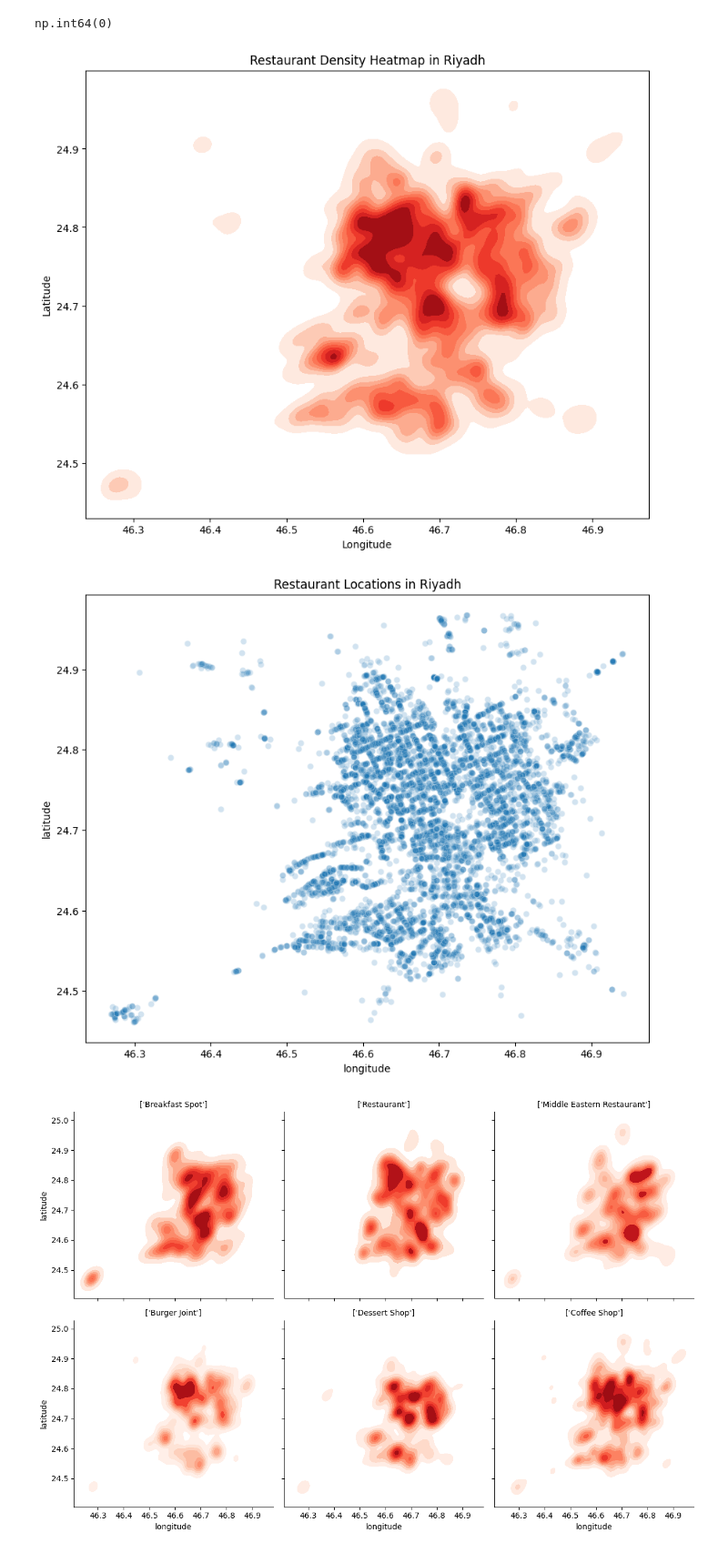
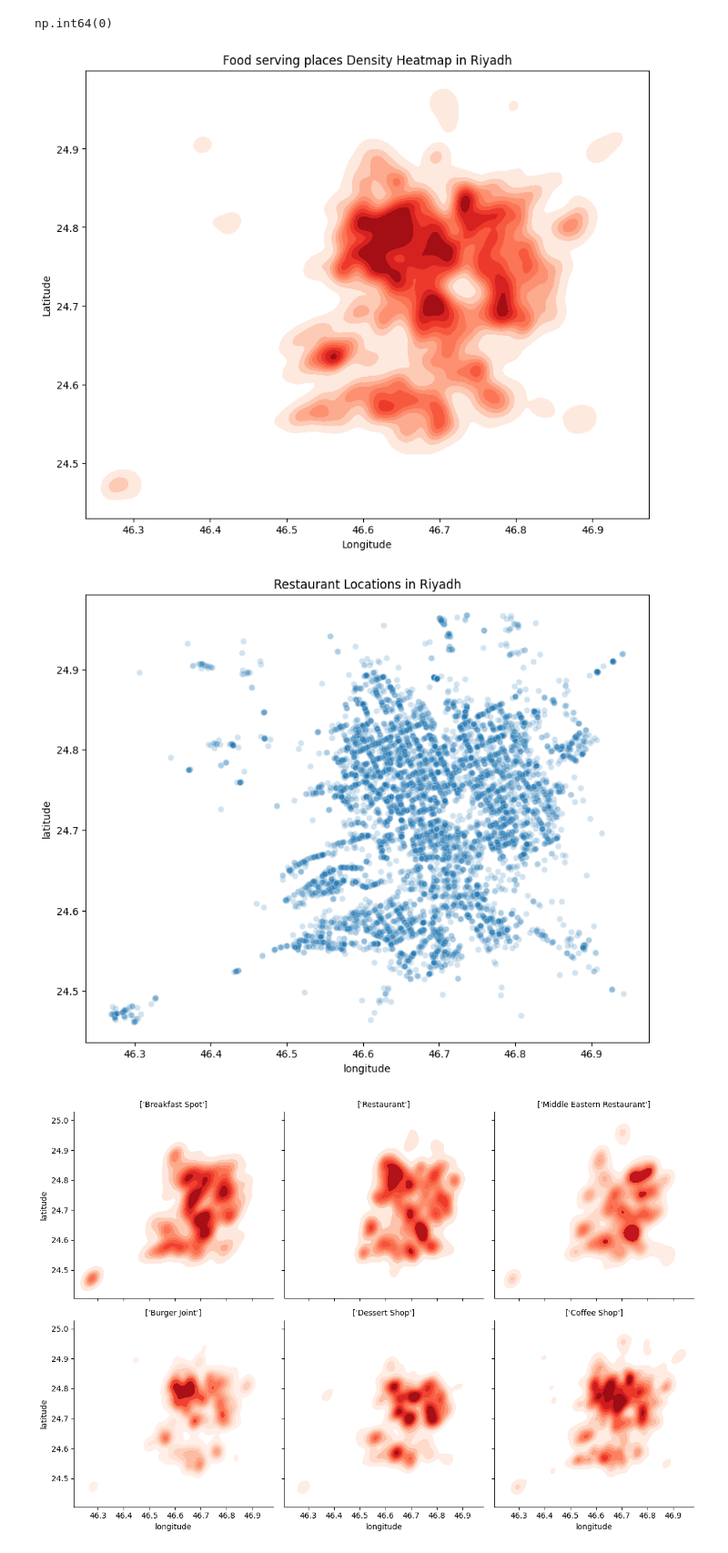
Before and after one commit to AbdulrahmanB-25/EDA_Project, a Jupyter notebook: EDA_Project.ipynb, the cells around one changed output. Shown at 91% size. Cells and saved outputs as stored; diff of their text form; code cells hidden in the pictures.

```diff
--- a/EDA_Project.ipynb
+++ b/EDA_Project.ipynb
@@ -118,36 +122,36 @@ df_restaurants.duplicated().sum()
 # %% [output]
 np.int64(0)
 # %%
+#Must choise one
 plt.figure(figsize=(10,8))
 
 sns.kdeplot(
     x=df_restaurants["longitude"],
     y=df_restaurants["latitude"],
     fill=True,
     cmap="Reds",
     bw_adjust=0.5
 )
 
-plt.title("Restaurant Density Heatmap in Riyadh")
+plt.title("Food serving places Density Heatmap in Riyadh")
 plt.xlabel("Longitude")
 plt.ylabel("Latitude")
 plt.show()
+
+plt.figure(figsize=(10,8))
+
+sns.scatterplot(
+    x="longitude",
+    y="latitude",
+    data=df_restaurants,
+    alpha=0.2
+)
+
+plt.title("Restaurant Locations in Riyadh")
+plt.show()
 # %% [output]
-[figure, old version]
+[figure, new version]
+[figure, added]
-# %%
-plt.figure(figsize=(10,8))
-
-sns.scatterplot(
-    x="longitude",
-    y="latitude",
-    data=df_restaurants,
-    alpha=0.2
-)
-
-plt.title("Restaurant Locations in Riyadh")
-plt.show()
-# %% [output]
-[figure, removed]
 # %%
 top_categories = df_restaurants["category"].value_counts().head(6).index
 df_top = df_restaurants[df_restaurants["category"].isin(top_categories)]
```
Also changed, not shown: parts of 6 cells of this notebook.
